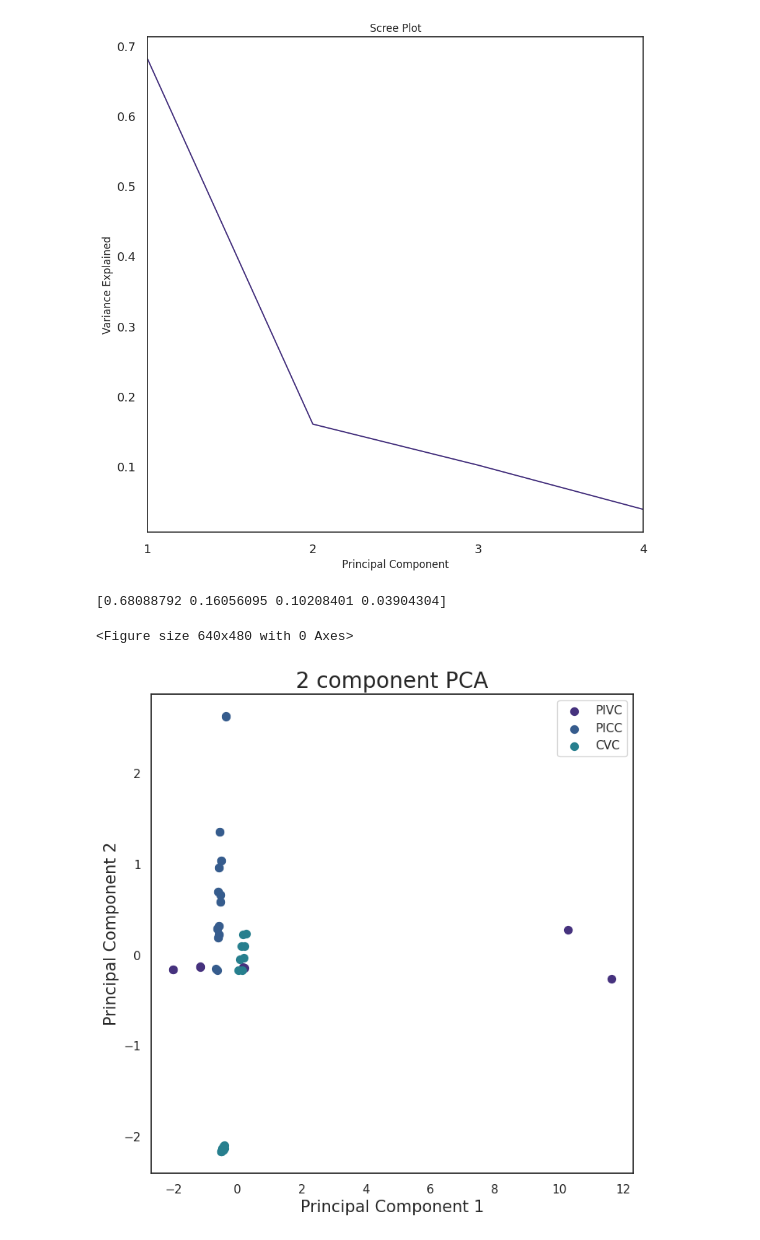
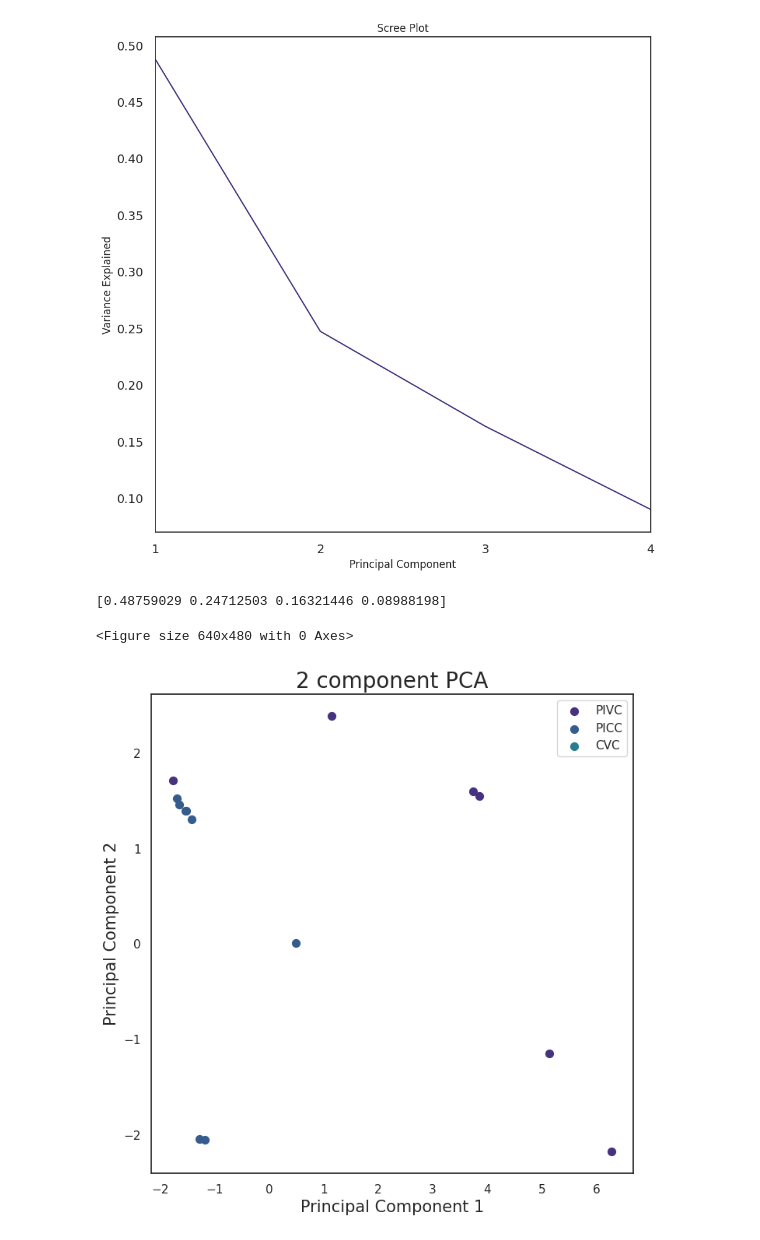
Before and after one commit to kiri-thornalley/PhD_Thesis, a Jupyter notebook: nanoparticles.ipynb, the cells around one changed output. Cells and saved outputs as stored; diff of their text form; code cells hidden in the pictures.

```diff
--- a/nanoparticles.ipynb
+++ b/nanoparticles.ipynb
@@ -11,8 +11,10 @@ from sklearn.preprocessing import StandardScaler
 #set stylesheet for figures
 sns.set_theme(context='notebook', style='white', palette='viridis')
 #define where dataset is located#
-df = pd.read_csv("/home/kiri/Thesis/PCA_V1.csv")
+df = pd.read_csv("/home/kiri/Thesis/PCA.csv")
 #Print the data set - lets us check we've imported the correct thing#
+#print(df)
+df.dropna(axis=0, how='any', inplace=True)
 print(df)
 # %% [output]
    VAD_type Lumen_number Infusion_Fluid  Flow_rate  Input_Velocity  \
@@ -35,5 +37,5 @@ print(df)
 # %%
-features = ['Flow_rate', 'Input_Velocity', 'Maximum_velocity', 'Average_velocity', 'Maximum_fluid_shear', 'Average_fluid_shear', 'Maximum_wall_shear_stress', 'Average_Wall_shear_stress']
+features = ['Input_Velocity' ,'Maximum_velocity', 'Average_velocity', 'Maximum_fluid_shear', 'Average_fluid_shear' ,'Maximum_WSS','Average_WSS','Minimum_residencetime', 'Maximum_particlevelocity','Average_particlevelocity','Maximum_PSS','Average_PSS']
 x = df.loc[:, features].values
 y= df.loc[:,['VAD_type','Infusion_Fluid','Lumen_number']].values
 
@@ -60,34 +62,34 @@ plt.title('Scree Plot')
 plt.xlabel('Principal Component')
 plt.ylabel('Variance Explained')
 
 plt.show()
 #Automatically save the plot this generates - matplotlib currently running a non-GUI backend so cannot visualise the plot#
 matplotlib.pyplot.savefig('screeplot_nanoparticles.png')
 
 #How much variance is explained by X number of principal components?#
 print(pca.explained_variance_ratio_)
 #the result of this is printed in the terminal - from this, we know that two PC are more than adequate to represent this data set.#
 
 #Plot PCA - show first two components#
 fig = plt.figure(figsize = (8,8))
 ax = fig.add_subplot(1,1,1)
 ax.set_xlabel('Principal Component 1', fontsize = 15)
 ax.set_ylabel('Principal Component 2', fontsize = 15)
 ax.set_title('2 component PCA', fontsize = 20)
 
 targets = ['PIVC', 'PICC', 'CVC']
 marker = ['o', 'v', 'X']
 for target, marker in zip(targets,marker):
     indicesToKeep = finalDf['VAD_type'] == target
     ax.scatter(finalDf.loc[indicesToKeep, 'principal component 1']
                , finalDf.loc[indicesToKeep, 'principal component 2']
                , cmap = 'viridis'
                , s = 50)
 
 ax.legend(targets)
 matplotlib.pyplot.savefig('PCA_nanoparticles.png')
 # %% [output]
-[figure, old version]
+[figure, new version]
-[0.68088792 0.16056095 0.10208401 0.03904304]
+[0.48759029 0.24712503 0.16321446 0.08988198]
 <Figure size 640x480 with 0 Axes>
-[figure, old version]
+[figure, new version]
```
Also changed, not shown: parts of 1 cell of this notebook.
